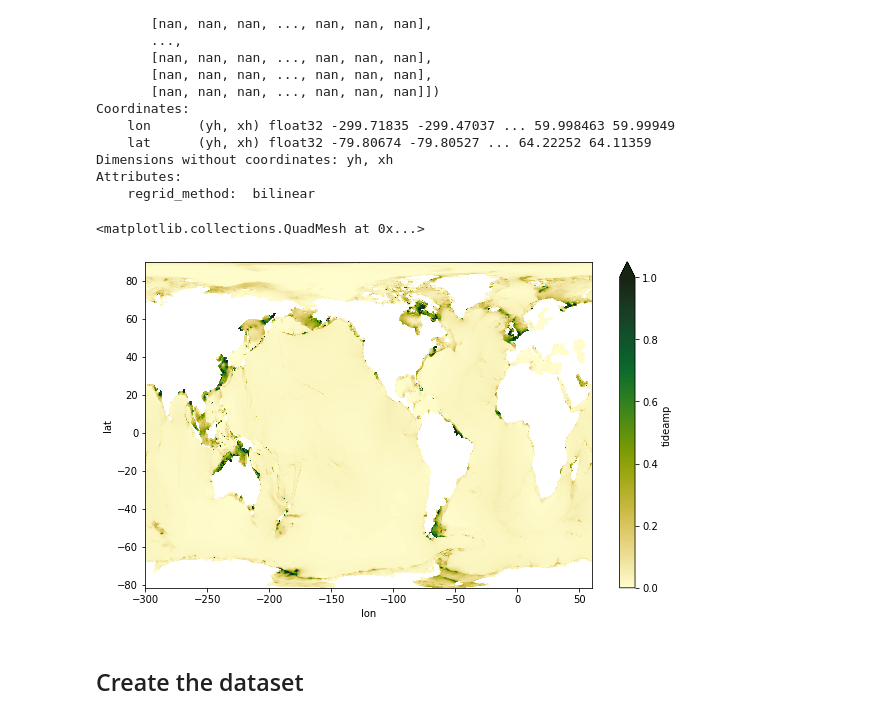
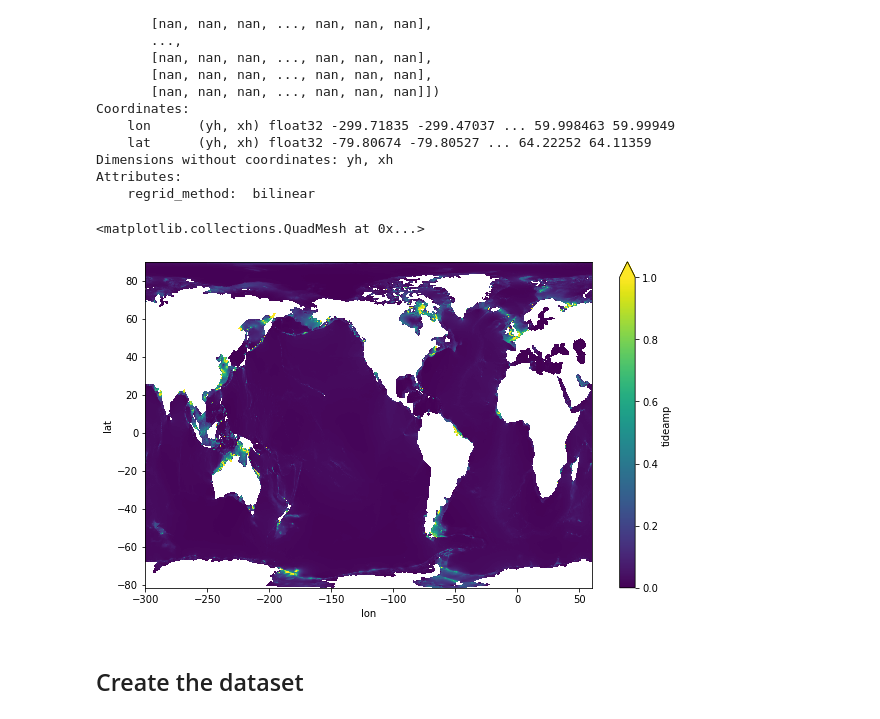
Before and after one commit to raphaeldussin/OM4p25_tideamp, a Jupyter notebook: Tidal_forcing_TPXO8_OM4p25.ipynb, the cells around one changed output. Saved outputs shown, nothing was run; the diff lists cells and outputs as text; code cells hidden in the pictures.

```diff
--- a/Tidal_forcing_TPXO8_OM4p25.ipynb
+++ b/Tidal_forcing_TPXO8_OM4p25.ipynb
@@ -272,11 +271,11 @@ Attributes:
 # %%
 plt.figure(figsize=[10,6])
 tideamp_regridded.plot(vmin=0, vmax=1,
                        x='lon', y='lat',
-                       cmap=cmocean.cm.speed)
+                       cmap='viridis')
 # %% [output]
 <matplotlib.collections.QuadMesh at 0x...>
-[figure, old version]
+[figure, new version]
 # %% [markdown]
 ## Create the dataset
 # %%
```
Also changed, not shown: parts of 5 cells of this notebook, 6 other files.
